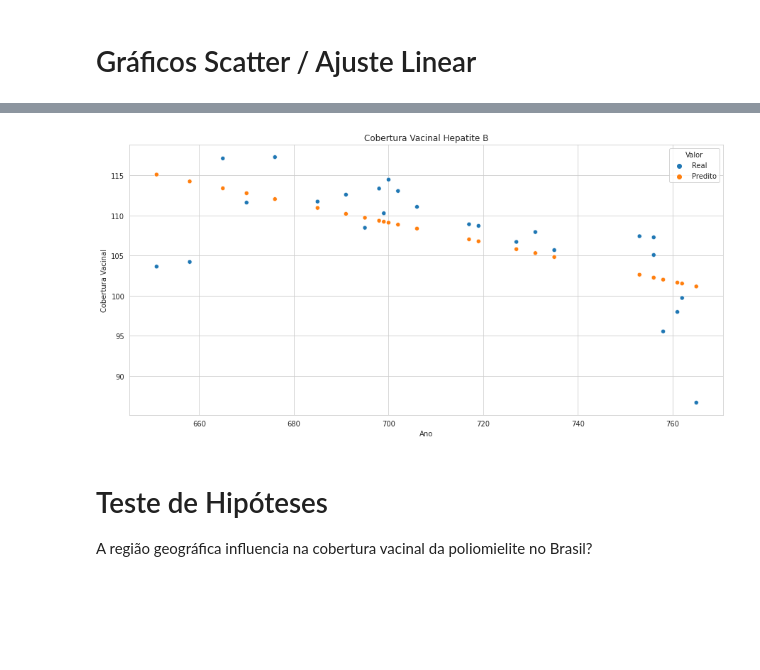
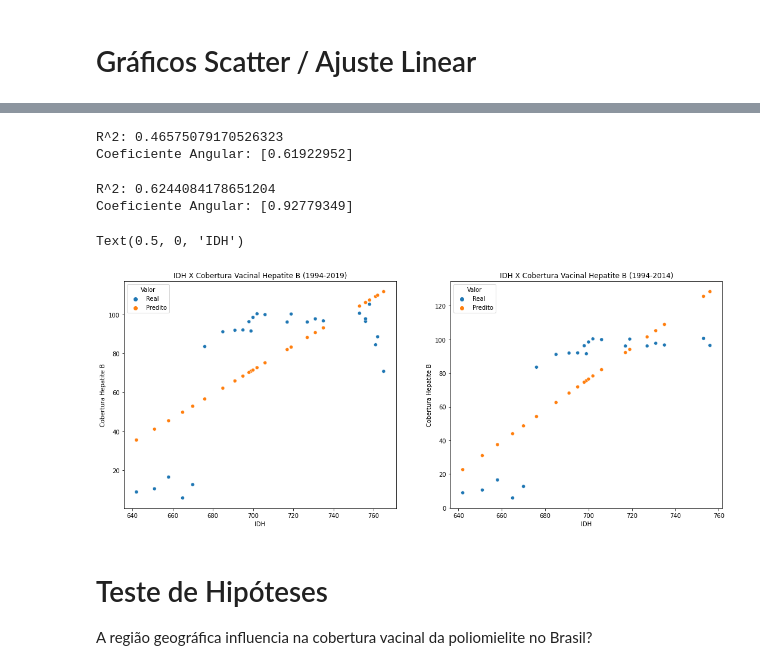
Before and after one commit to JeanKusanagi/E1--Vaccine-immunology, a Jupyter notebook: notebooks/E3_vaccine_immunology.ipynb, the cells around one changed output, grey strips where cells are left out. Drawn from its saved outputs; the diff is of its cells as text; code cells hidden in the pictures; blank space fills up the shorter version.

```diff
--- a/notebooks/E3_vaccine_immunology.ipynb
+++ b/notebooks/E3_vaccine_immunology.ipynb
@@ -873,22 +1259,59 @@ Coeficiente Angular: [-0.12242238]
+# %%
+from sklearn.linear_model import LinearRegression
+x = np.array(brasil_indices[['idh']])
+#x = x.reshape(-1,1)
+y = np.array(brasil_indices['hepb'])
+
+lr = LinearRegression()
+lr.fit(x,y)
+print('R^2:', lr.score(x,y))
+print('Coeficiente Angular:', lr.coef_)
+# %% [output]
+R^2: 0.46575079170526323
+Coeficiente Angular: [0.61922952]
+# %%
+from sklearn.linear_model import LinearRegression
+x2 = np.array(brasil_indices[['idh']][brasil_indices['Ano'] <= 2014])
+#x = x.reshape(-1,1)
+y2 = np.array(brasil_indices['hepb'][brasil_indices['Ano'] <= 2014])
+
+lr2 = LinearRegression()
+lr2.fit(x2,y2)
+print('R^2:', lr2.score(x2,y2))
+print('Coeficiente Angular:', lr2.coef_)
+# %% [output]
+R^2: 0.6244084178651204
+Coeficiente Angular: [0.92779349]
 # %%
 Y = lr.predict(x)
-df = brasil_indices[['idh']][brasil_indices['Ano'] != 1994]
+df = pd.DataFrame()
 df['Real'] = y
 df['Predito'] = Y
+df['x'] = x
 
+Y2 = lr2.predict(x2)
+df2 = pd.DataFrame()
+df2['Real'] = y2
+df2['Predito'] = Y2
+df2['x'] = x2
 
 # Set up the matplotlib figure
-f, axs = plt.subplots(nrows=1,ncols=1,figsize=(15, 7))
-df = df.melt('idh', var_name='Valor',  value_name='Cobertura')
+f, axs = plt.subplots(nrows=1,ncols=2,figsize=(18, 7))
+df = df.melt('x', var_name='Valor',  value_name='Cobertura')
+sns.scatterplot(x='x', y='Cobertura', hue='Valor', data=df, ax=axs[0])
 
-sns.scatterplot(x='idh', y='Cobertura', hue='Valor', data=df)
+df2 = df2.melt('x', var_name='Valor',  value_name='Cobertura')
+sns.scatterplot(x='x', y='Cobertura', hue='Valor', data=df2, ax=axs[1])
 
-axs.set_title('Cobertura Vacinal Hepatite B')
-axs.set_xlabel('Ano')
-axs.set_ylabel('Cobertura Vacinal')
-plt.savefig('output/Cobertura Vacinal Hepatite B.png', format='png')
+axs[0].set_title('IDH X Cobertura Vacinal Hepatite B (1994-2019)')
+axs[0].set_ylabel('Cobertura Hepatite B')
+axs[0].set_xlabel('IDH')
+axs[1].set_title('IDH X Cobertura Vacinal Hepatite B (1994-2014)')
+axs[1].set_ylabel('Cobertura Hepatite B')
+axs[1].set_xlabel('IDH')
 # %% [output]
+Text(0.5, 0, 'IDH')
-[figure, old version]
+[figure, new version]
 # %% [markdown]
 # Teste de Hipóteses
 
```
Also changed, not shown: parts of 57 cells of this notebook.
